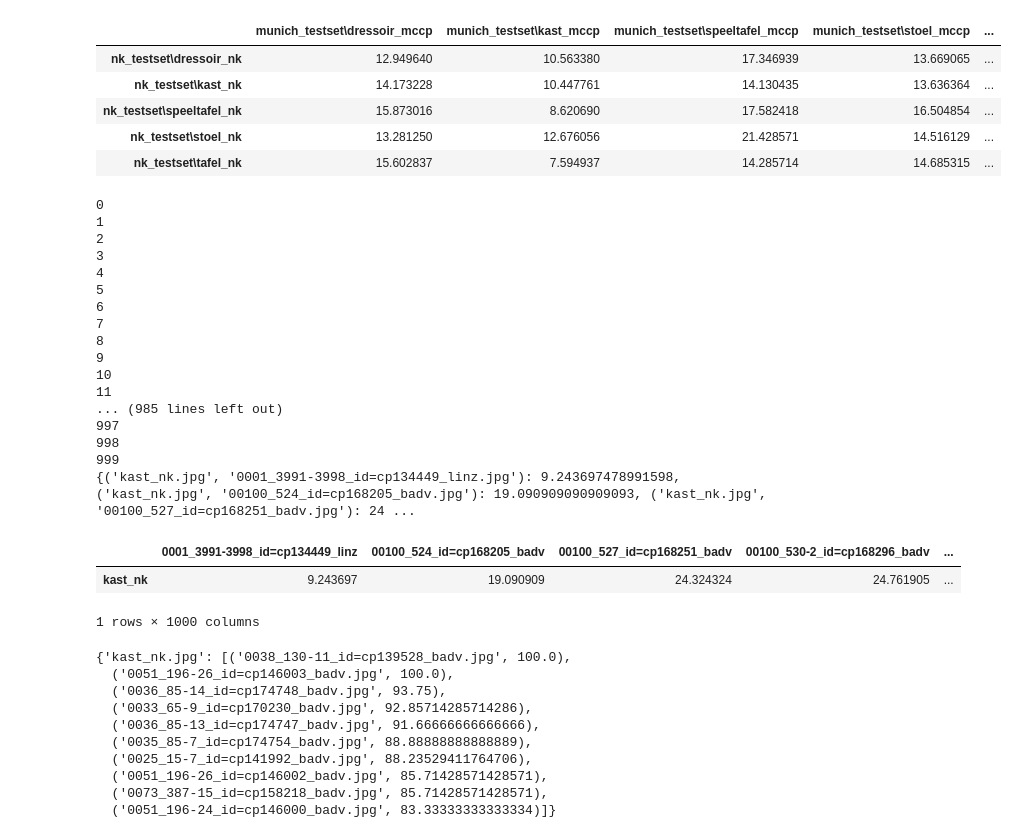
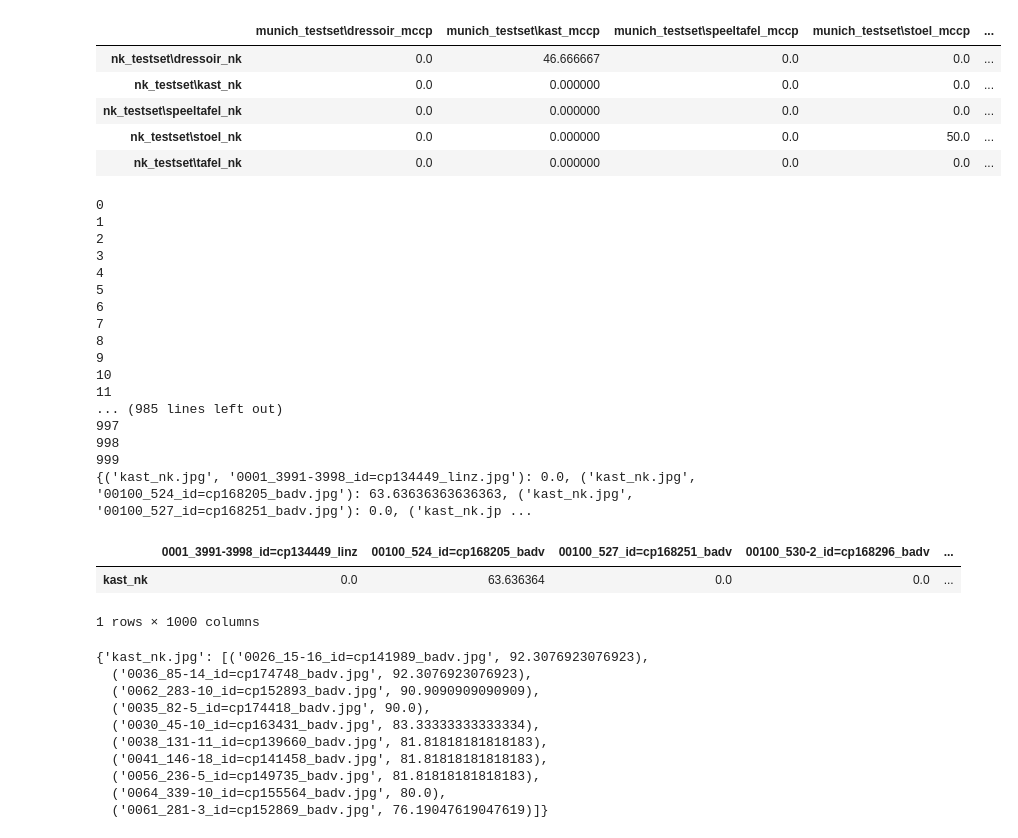
Before and after one commit to jacobjanwoord/Fearless-erfgoed, a Jupyter notebook: orb_dataset_testing.ipynb, the cells around one changed output. Cells and saved outputs as stored; diff of their text form; code cells hidden in the pictures.

```diff
--- a/orb_dataset_testing.ipynb
+++ b/orb_dataset_testing.ipynb
@@ -80,7 +80,8 @@ import os
 import pandas as pd
 
 def orb_similarity(img1, img2):
-    orb = cv2.ORB_create()
+    orb = cv2.ORB_create(nfeatures=100,scaleFactor=1.1,nlevels=12,WTA_K=4,
+                          scoreType=cv2.ORB_HARRIS_SCORE, patchSize=21, fastThreshold=10)
     kp1, des1 = orb.detectAndCompute(img1, None)
     kp2, des2 = orb.detectAndCompute(img2, None)
     if des1 is None or des2 is None:
@@ -153,38 +154,38 @@ def compute_similarities_testsets(munich_testset, nk_testset,
             munich_img_path = os.path.join(munich_path, munich_img)
             try:
                 munich_img = cv2.imread(munich_img_path, cv2.IMREAD_GRAYSCALE)
                 if munich_img is None:
                     raise ValueError(f"Image at {munich_img_path} could not be loaded.")
             except ValueError as e:
                 print(e)
                 continue
             similarity = orb_similarity(nk_img, munich_img)
             similarities[(nk_img_path, munich_img_path)] = similarity
 
     return similarities
 
 # Example usage:
 nk_path = "nk_testset"
 munich_path = "munich_testset"
 
 if not os.path.exists(nk_path):
     raise FileNotFoundError(f"The path {nk_path} does not exist.")
 if not os.path.exists(munich_path):
     raise FileNotFoundError(f"The path {munich_path} does not exist.")
 
 nk_testset = os.listdir(nk_path)
 munich_testset = os.listdir(munich_path)
 
 sims = compute_similarities_testsets(munich_testset, nk_testset, munich_path, nk_path)
 # Assuming you have a function to visualize or save the results:
 get_table(sims)
 # %% [output]
 |  | munich_testset\dressoir_mccp | munich_testset\kast_mccp | munich_testset\speeltafel_mccp | munich_testset\stoel_mccp | ... |
-| nk_testset\dressoir_nk | 12.949640 | 10.563380 | 17.346939 | 13.669065 | ... |
-| nk_testset\kast_nk | 14.173228 | 10.447761 | 14.130435 | 13.636364 | ... |
-| nk_testset\speeltafel_nk | 15.873016 | 8.620690 | 17.582418 | 16.504854 | ... |
-| nk_testset\stoel_nk | 13.281250 | 12.676056 | 21.428571 | 14.516129 | ... |
-| nk_testset\tafel_nk | 15.602837 | 7.594937 | 14.285714 | 14.685315 | ... |
+| nk_testset\dressoir_nk | 0.0 | 46.666667 | 0.0 | 0.0 | ... |
+| nk_testset\kast_nk | 0.0 | 0.000000 | 0.0 | 0.0 | ... |
+| nk_testset\speeltafel_nk | 0.0 | 0.000000 | 0.0 | 0.0 | ... |
+| nk_testset\stoel_nk | 0.0 | 0.000000 | 0.0 | 50.0 | ... |
+| nk_testset\tafel_nk | 0.0 | 0.000000 | 0.0 | 0.0 | ... |
 # %%
 def compute_similarities(nk_img_path, munich_imgs, path):
     """
@@ -243,9 +244,9 @@ get_table(similarities)
 997
 998
 999
-{('kast_nk.jpg', '0001_3991-3998_id=cp134449_linz.jpg'): 9.243697478991598, ('kast_nk.jpg', '00100_524_id=cp168205_badv.jpg'): 19.090909090909093, ('kast_nk.jpg', '00100_527_id=cp168251_badv.jpg'): 24 ...
+{('kast_nk.jpg', '0001_3991-3998_id=cp134449_linz.jpg'): 0.0, ('kast_nk.jpg', '00100_524_id=cp168205_badv.jpg'): 63.63636363636363, ('kast_nk.jpg', '00100_527_id=cp168251_badv.jpg'): 0.0, ('kast_nk.jp ...
 |  | 0001_3991-3998_id=cp134449_linz | 00100_524_id=cp168205_badv | 00100_527_id=cp168251_badv | 00100_530-2_id=cp168296_badv | ... |
-| kast_nk | 9.243697 | 19.090909 | 24.324324 | 24.761905 | ... |
+| kast_nk | 0.0 | 63.636364 | 0.0 | 0.0 | ... |
 1 rows × 1000 columns
 # %%
 def get_top_10_similarities(similarities):
@@ -277,13 +278,13 @@ def get_top_10_similarities(similarities):
 
 get_top_10_similarities(similarities)
 # %% [output]
-{'kast_nk.jpg': [('0038_130-11_id=cp139528_badv.jpg', 100.0),
-  ('0051_196-26_id=cp146003_badv.jpg', 100.0),
-  ('0036_85-14_id=cp174748_badv.jpg', 93.75),
-  ('0033_65-9_id=cp170230_badv.jpg', 92.85714285714286),
-  ('0036_85-13_id=cp174747_badv.jpg', 91.66666666666666),
-  ('0035_85-7_id=cp174754_badv.jpg', 88.88888888888889),
-  ('0025_15-7_id=cp141992_badv.jpg', 88.23529411764706),
-  ('0051_196-26_id=cp146002_badv.jpg', 85.71428571428571),
-  ('0073_387-15_id=cp158218_badv.jpg', 85.71428571428571),
-  ('0051_196-24_id=cp146000_badv.jpg', 83.33333333333334)]}
+{'kast_nk.jpg': [('0026_15-16_id=cp141989_badv.jpg', 92.3076923076923),
+  ('0036_85-14_id=cp174748_badv.jpg', 92.3076923076923),
+  ('0062_283-10_id=cp152893_badv.jpg', 90.9090909090909),
+  ('0035_82-5_id=cp174418_badv.jpg', 90.0),
+  ('0030_45-10_id=cp163431_badv.jpg', 83.33333333333334),
+  ('0038_131-11_id=cp139660_badv.jpg', 81.81818181818183),
+  ('0041_146-18_id=cp141458_badv.jpg', 81.81818181818183),
+  ('0056_236-5_id=cp149735_badv.jpg', 81.81818181818183),
+  ('0064_339-10_id=cp155564_badv.jpg', 80.0),
+  ('0061_281-3_id=cp152869_badv.jpg', 76.19047619047619)]}
```
Also changed, not shown: 2 other files.
